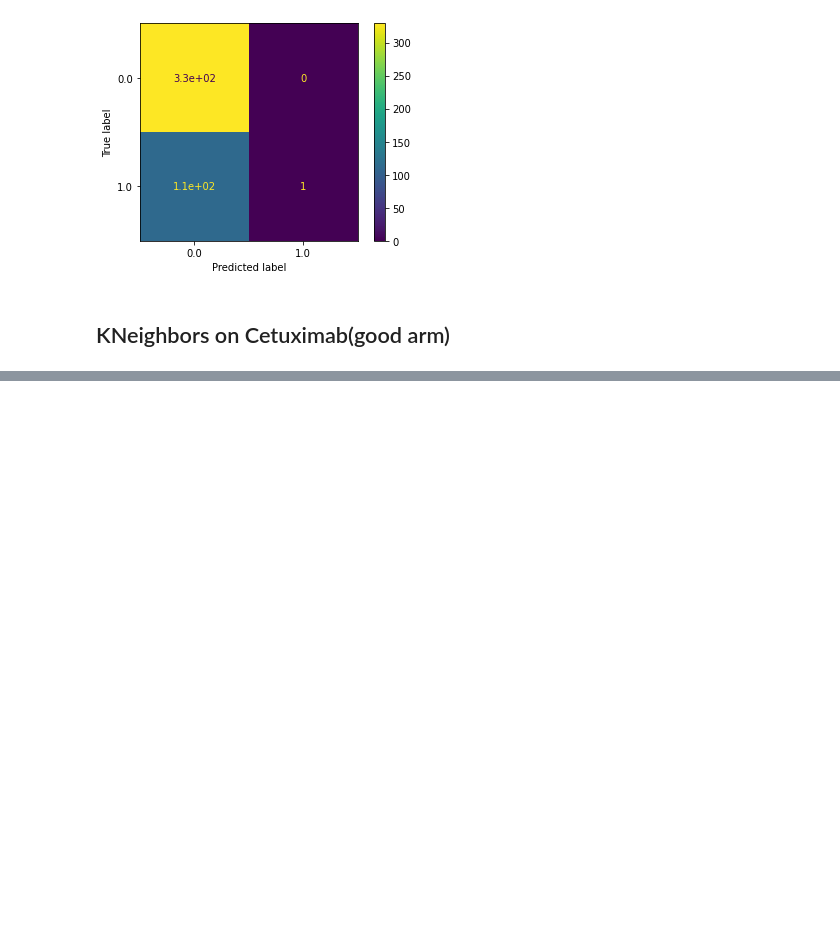
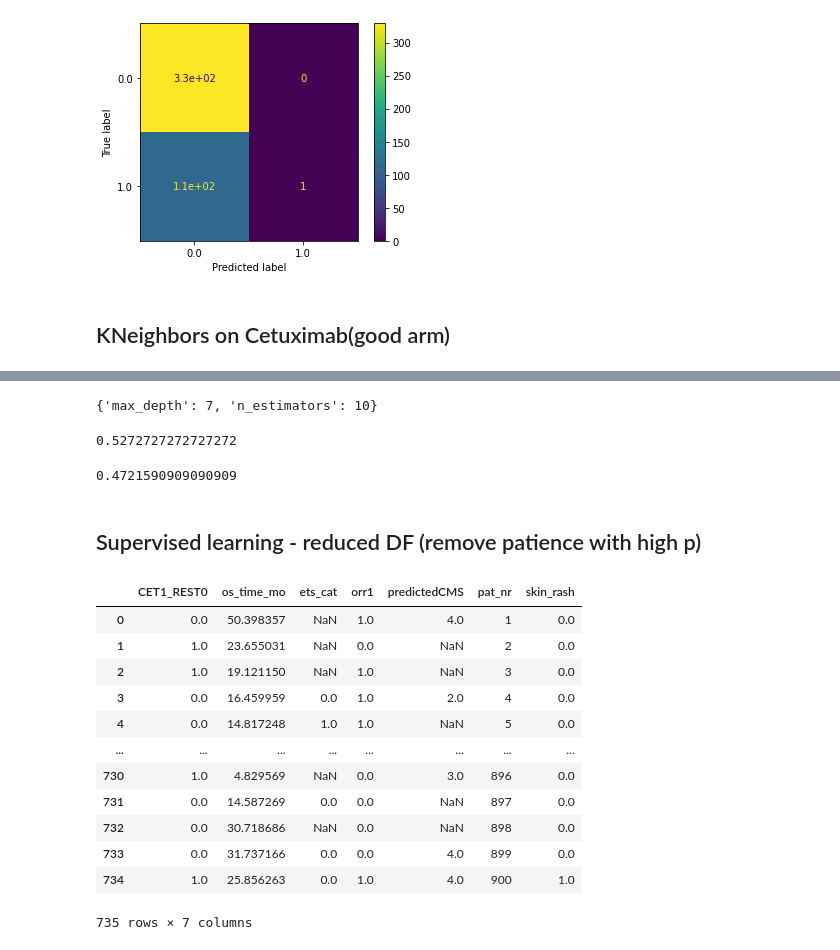
Before and after one commit to HeikeModest/Med_Data_Analysis, a Jupyter notebook: notebooks/supervised_AM_1.ipynb, the cells around one changed output, grey strips where cells are left out. Saved outputs shown, nothing was run; the diff lists cells and outputs as text; code cells hidden in the pictures; blank space fills up the shorter version.

Commit message:
Supervised leaning notebook-absolute data added

```diff
--- a/notebooks/supervised_AM_1.ipynb
+++ b/notebooks/supervised_AM_1.ipynb
@@ -394,0 +410,43 @@ grid_model8.best_score_
+# %%
+#Grid search params
+param_grid = {
+                 'n_estimators': [2,3,4,5, 10, 15, 200],
+                 'max_depth': [2, 5, 7, 9,20],
+                # 'booster': ['gbtree','gblinear','dart'],
+             }
+grid_model9 = GridSearchCV(model8, param_grid, cv=10)
+grid_model9.fit(X_train_cet, y_train_cet)
+grid_model9.best_params_
+# %% [output]
+{'max_depth': 7, 'n_estimators': 10}
+# %%
+model9 = XGBClassifier(use_label_encoder=False,max_depth=7,n_estimators=10, eval_metric='mlogloss',booster='dart')
+grid_model9.fit(X_train_cet, y_train_cet)
+y_pred = grid_model9.predict(X_test_cet)
+accuracy = accuracy_score(y_test_cet, y_pred)
+accuracy
+# %% [output]
+0.5272727272727272
+# %%
+    cv_results=cross_validate(grid_model9,X_train_cet,y_train_cet,cv=5)
+    cv_results['test_score'].mean()
+# %% [output]
+0.4721590909090909
+# %% [markdown]
+## Supervised learning - reduced DF (remove patience with high p)
+# %%
+clinical_df[['CET1_REST0','os_time_mo','ets_cat','orr1','predictedCMS',"pat_nr","skin_rash"]]
+# %% [output]
+|  | CET1_REST0 | os_time_mo | ets_cat | orr1 | predictedCMS | pat_nr | skin_rash |
+| 0 | 0.0 | 50.398357 | NaN | 1.0 | 4.0 | 1 | 0.0 |
+| 1 | 1.0 | 23.655031 | NaN | 0.0 | NaN | 2 | 0.0 |
+| 2 | 1.0 | 19.121150 | NaN | 1.0 | NaN | 3 | 0.0 |
+| 3 | 0.0 | 16.459959 | 0.0 | 1.0 | 2.0 | 4 | 0.0 |
+| 4 | 0.0 | 14.817248 | 1.0 | 1.0 | NaN | 5 | 0.0 |
+| ... | ... | ... | ... | ... | ... | ... | ... |
+| 730 | 1.0 | 4.829569 | NaN | 0.0 | 3.0 | 896 | 0.0 |
+| 731 | 0.0 | 14.587269 | 0.0 | 0.0 | NaN | 897 | 0.0 |
+| 732 | 0.0 | 30.718686 | NaN | 0.0 | NaN | 898 | 0.0 |
+| 733 | 0.0 | 31.737166 | 0.0 | 0.0 | 4.0 | 899 | 0.0 |
+| 734 | 1.0 | 25.856263 | 0.0 | 1.0 | 4.0 | 900 | 1.0 |
+735 rows × 7 columns
```
Also changed, not shown: parts of 23 cells of this notebook, 5 other files.
